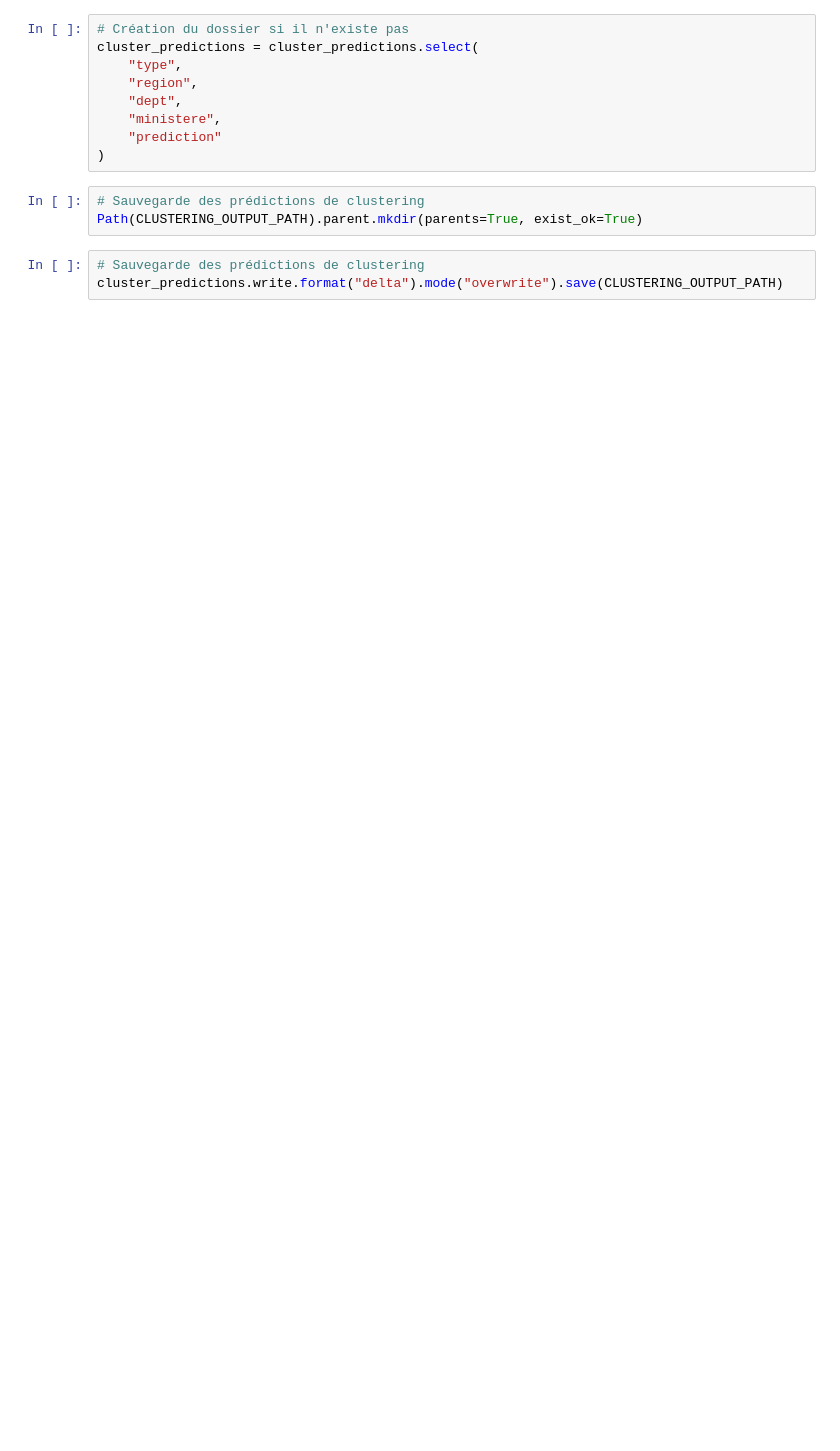
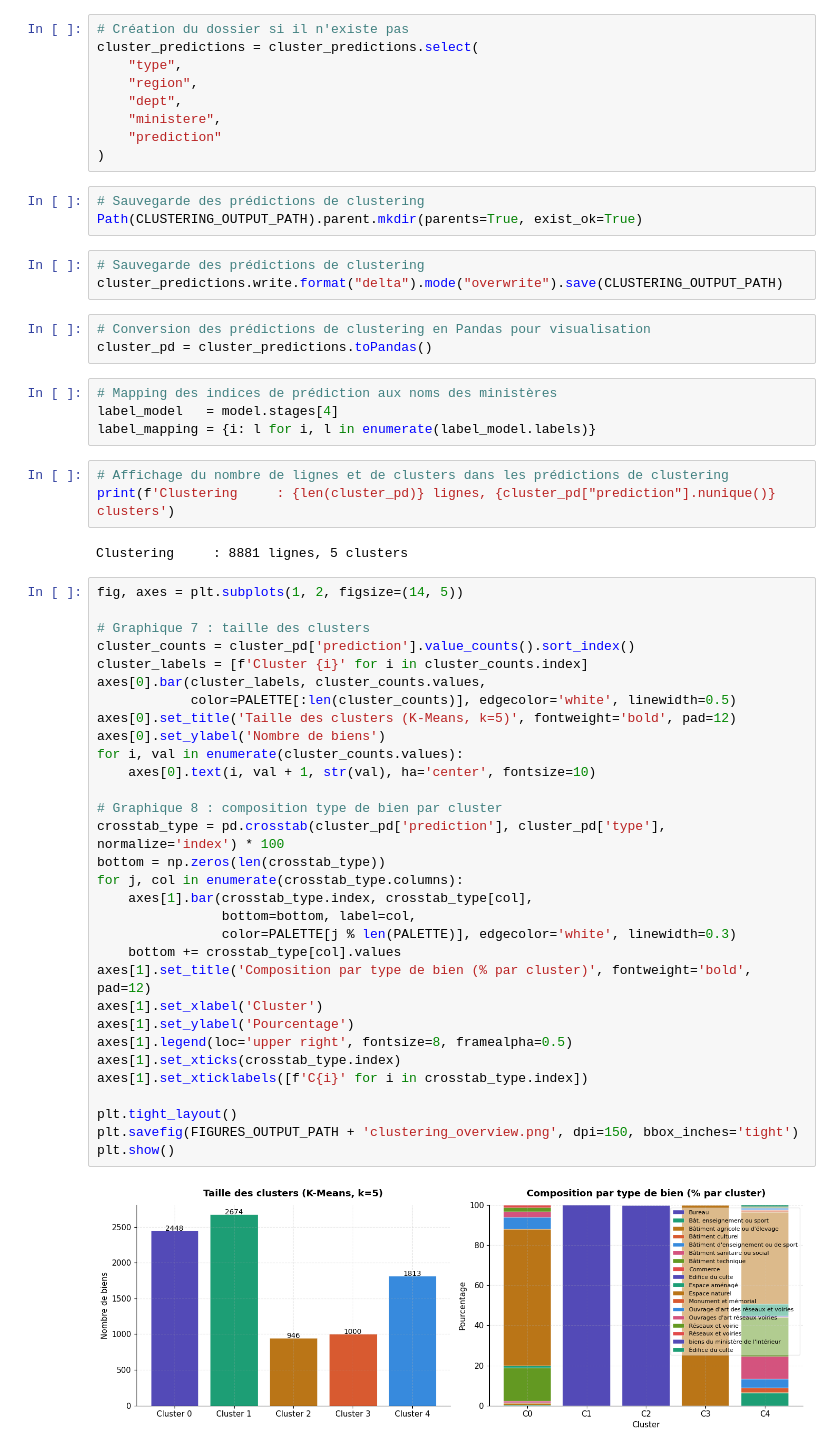
Before and after one commit to merylahounou97/real_state_price, a Jupyter notebook: notebooks/real_estate_ml.ipynb, the cells around one changed output. Saved outputs shown, nothing was run; the diff lists cells and outputs as text; blank space fills up the shorter version.

```diff
--- a/notebooks/real_estate_ml.ipynb
+++ b/notebooks/real_estate_ml.ipynb
@@ -164,3 +353,48 @@ Path(CLUSTERING_OUTPUT_PATH).parent.mkdir(parents=True, exist_ok=True)
 # %%
 # Sauvegarde des prédictions de clustering
 cluster_predictions.write.format("delta").mode("overwrite").save(CLUSTERING_OUTPUT_PATH)
+# %%
+# Conversion des prédictions de clustering en Pandas pour visualisation
+cluster_pd = cluster_predictions.toPandas()
+# %%
+# Mapping des indices de prédiction aux noms des ministères
+label_model   = model.stages[4]
+label_mapping = {i: l for i, l in enumerate(label_model.labels)}
+# %%
+# Affichage du nombre de lignes et de clusters dans les prédictions de clustering
+print(f'Clustering     : {len(cluster_pd)} lignes, {cluster_pd["prediction"].nunique()} clusters')
+# %% [output]
+Clustering     : 8881 lignes, 5 clusters
+# %%
+fig, axes = plt.subplots(1, 2, figsize=(14, 5))
+
+# Graphique 7 : taille des clusters
+cluster_counts = cluster_pd['prediction'].value_counts().sort_index()
+cluster_labels = [f'Cluster {i}' for i in cluster_counts.index]
+axes[0].bar(cluster_labels, cluster_counts.values,
+            color=PALETTE[:len(cluster_counts)], edgecolor='white', linewidth=0.5)
+axes[0].set_title('Taille des clusters (K-Means, k=5)', fontweight='bold', pad=12)
+axes[0].set_ylabel('Nombre de biens')
+for i, val in enumerate(cluster_counts.values):
+    axes[0].text(i, val + 1, str(val), ha='center', fontsize=10)
+
+# Graphique 8 : composition type de bien par cluster
+crosstab_type = pd.crosstab(cluster_pd['prediction'], cluster_pd['type'], normalize='index') * 100
+bottom = np.zeros(len(crosstab_type))
+for j, col in enumerate(crosstab_type.columns):
+    axes[1].bar(crosstab_type.index, crosstab_type[col],
+                bottom=bottom, label=col,
+                color=PALETTE[j % len(PALETTE)], edgecolor='white', linewidth=0.3)
+    bottom += crosstab_type[col].values
+axes[1].set_title('Composition par type de bien (% par cluster)', fontweight='bold', pad=12)
+axes[1].set_xlabel('Cluster')
+axes[1].set_ylabel('Pourcentage')
+axes[1].legend(loc='upper right', fontsize=8, framealpha=0.5)
+axes[1].set_xticks(crosstab_type.index)
+axes[1].set_xticklabels([f'C{i}' for i in crosstab_type.index])
+
+plt.tight_layout()
+plt.savefig(FIGURES_OUTPUT_PATH + 'clustering_overview.png', dpi=150, bbox_inches='tight')
+plt.show()
+# %% [output]
+[figure, added]
```
Also changed, not shown: parts of 24 cells of this notebook, 1 other file.
